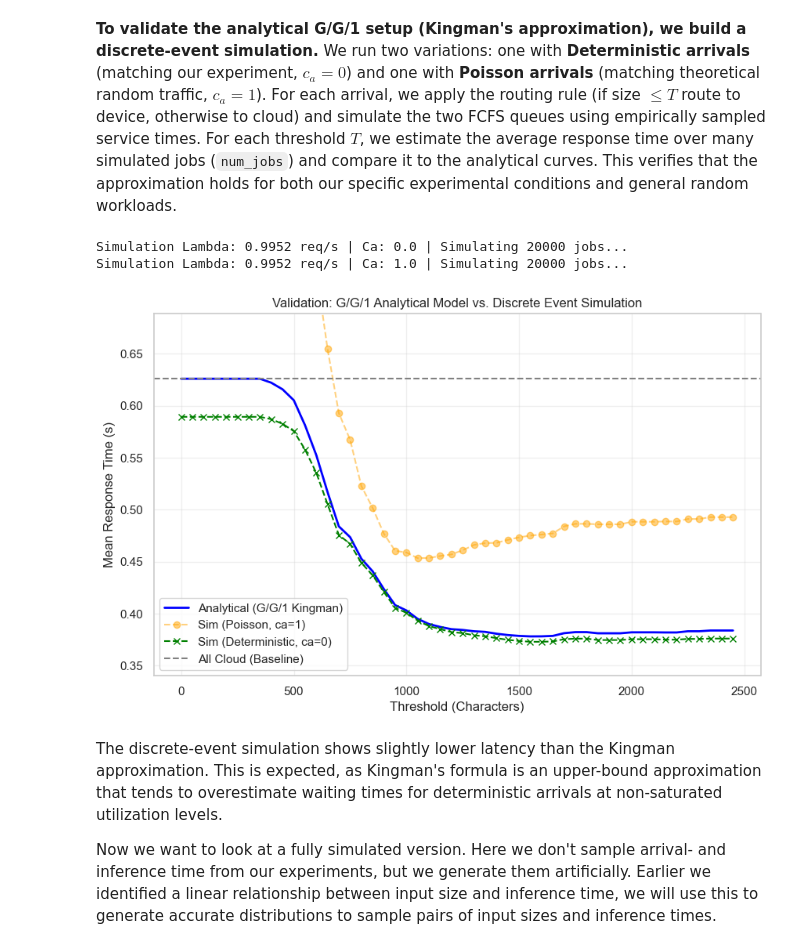
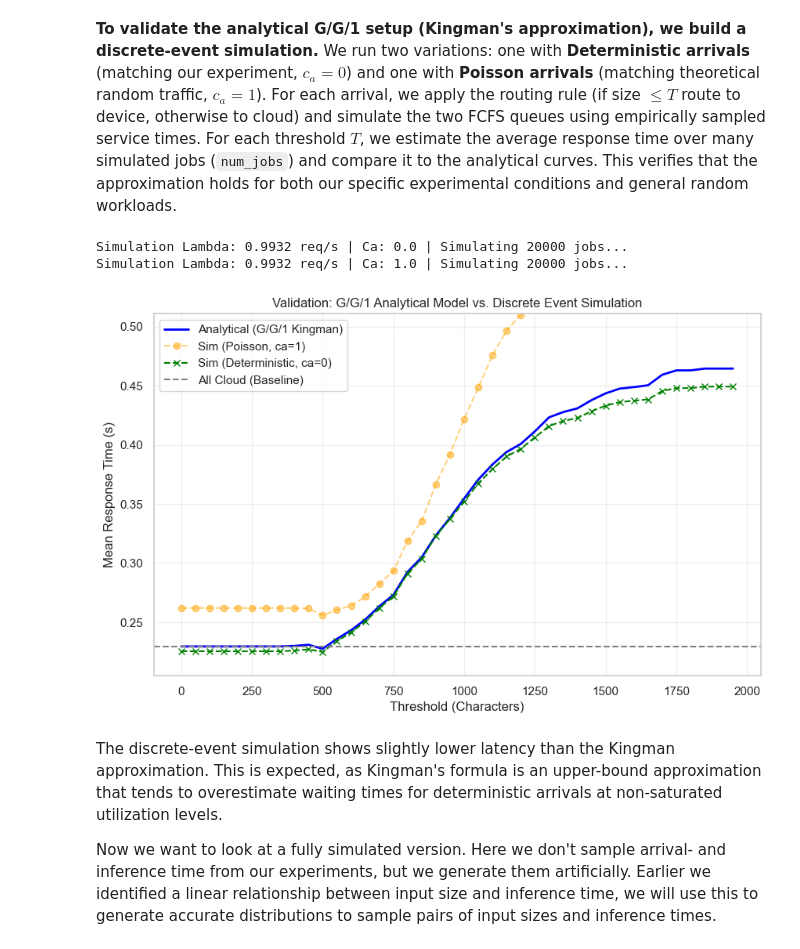
Before and after one commit to fabianHueni/UNIBE_MSGAI_HS25_Project, a Jupyter notebook: analyse/analyse_latency_data.ipynb, the cells around one changed output. Drawn from its saved outputs; the diff is of its cells as text; code cells hidden in the pictures.

```diff
--- a/analyse/analyse_latency_data.ipynb
+++ b/analyse/analyse_latency_data.ipynb
@@ -343,22 +340,27 @@ from utils import *
 df_cloud_ex = raw_dfs['cloud/cloud_raw_experiment_meta-llama-llama-3-2-1b-instruct_always_cloud_once-per-sec_2025-12-04T16-10-54'].copy()
 df_device_ex = raw_dfs['philip/raw_experiment_Llama-3-2-1B-Instruct-ONNX_always_device_once-per-sec_2025-12-04T08-10-53'].copy()
 
-df_cloud_ex = raw_dfs['cloud/cloud_raw_experiment_ibm-granite-granite-4-0-h-micro_always_cloud_once-per-sec_2025-12-05T07-07-33'].copy()
-df_device_ex = raw_dfs['philip/raw_experiment_granite-4-0-micro-ONNX-web_always_device_once-per-sec_2025-12-04T09-03-29'].copy()
+#df_cloud_ex = raw_dfs['cloud/cloud_raw_experiment_ibm-granite-granite-4-0-h-micro_always_cloud_once-per-sec_2025-12-05T07-07-33'].copy()
+#df_device_ex = raw_dfs['philip/raw_experiment_granite-4-0-micro-ONNX-web_always_device_once-per-sec_2025-12-04T09-03-29'].copy()
 
-df_cloud_ex = raw_dfs['cloud/cloud_raw_experiment_openai-gpt-4o-mini_always_cloud_once-per-sec_2025-12-05T07-18-02'].copy()
-df_device_ex = raw_dfs['philip/raw_experiment_gemma-3-270m-it-ONNX_always_device_once-per-sec_2025-12-04T08-01-13'].copy()
+#df_cloud_ex = raw_dfs['cloud/cloud_raw_experiment_openai-gpt-4o-mini_always_cloud_once-per-sec_2025-12-05T07-18-02'].copy()
+#df_device_ex = raw_dfs['philip/raw_experiment_gemma-3-270m-it-ONNX_always_device_once-per-sec_2025-12-04T08-01-13'].copy()
 
 
 
-on_device_speedup_factor = 1
+on_device_speedup_factor = 0.5
 on_device_speedup_shift = 00 #linear shift factor in ms
 
+cloud_speedup_factor = 1
+cloud_speedup_shift = 0
+
 # Apply speedup factor to device inference times
-print(f"Applying speedup factor {on_device_speedup_factor} and shift -{on_device_speedup_shift}ms...")
+print(f"on-device: Applying speedup factor {on_device_speedup_factor} and shift -{on_device_speedup_shift}ms...")
+print(f"cloud: Applying speedup factor {cloud_speedup_factor} and shift -{cloud_speedup_shift}ms...")
 
 # clip(lower=1.0) to prevent negative inference times!
 df_device_ex['inference_time_ms'] = (df_device_ex['inference_time_ms'] * on_device_speedup_factor - on_device_speedup_shift).clip(lower=1.0)
+df_cloud_ex['inference_time_ms'] = (df_cloud_ex['inference_time_ms'] * cloud_speedup_factor - cloud_speedup_shift).clip(lower=1.0)
 
 # WARNING: We cannot simply recalculate total_latency_ms here.
 # The old 'queueing_time_ms' is invalid because a faster device would have had a much smaller queue.
@@ -437,14 +440,16 @@ Using this approximation, we can analytically compute the expected mean response
 from utils import *
 
 # --- Run Analysis ---
-thresholds = range(0, 2500, 50)
+thresholds = range(0, 2000, 50)
 # ca=0.0 models your deterministic experiment (D/G/1)
 gg1_results = analyze_routing_gg1(df_device_ex, df_cloud_ex, thresholds, ca=0.0)
 
 # Plotting
 plt.figure(figsize=(10, 6))
 plt.plot(gg1_results['threshold'], gg1_results['avg_latency'], label='G/G/1 Estimated Latency (Kingman)', linewidth=2)
+# Baseline
 plt.axhline(y=gg1_results.iloc[0]['avg_latency'], color='gray', linestyle='--', label='All Cloud (Baseline)')
+plt.axhline(y=gg1_results.iloc[-1]['avg_latency'], color='red', linestyle=':', label='All Device (Baseline)')
 
 finite_vals = gg1_results[gg1_results['avg_latency'] != float('inf')]['avg_latency']
 upper_lim = finite_vals.max() * 1.1 if not pd.isna(finite_vals.max()) else 2.0
@@ -472,43 +477,43 @@ from utils import *
 
 # --- Run Simulation ---
 # Use fewer thresholds or jobs if it's too slow
-sim_thresholds = range(0, 2500, 50)
+sim_thresholds = range(0, 2000, 50)
 
 # Calculate Lambda once
 lambda_sim = calculate_system_arrival_rate(df_device_ex, df_cloud_ex)
 
 # Run Simulation with Deterministic Arrivals (ca=0.0)
 sim_results_det = simulate_routing_validation(df_device_ex, df_cloud_ex, sim_thresholds, lambda_sim, num_jobs=20000, ca=0.0)
 
 # Run Simulation with Poisson Arrivals (ca=1.0)
 sim_results_poisson = simulate_routing_validation(df_device_ex, df_cloud_ex, sim_thresholds, lambda_sim, num_jobs=20000, ca=1.0)
 
 # --- Plot Comparison ---
 plt.figure(figsize=(10, 6))
 # Note: Using gg1_results from the previous cell (Analytical Model)
 plt.plot(gg1_results['threshold'], gg1_results['avg_latency'], label='Analytical (G/G/1 Kingman)', linewidth=2, color='blue')
 plt.plot(sim_results_poisson['threshold'], sim_results_poisson['sim_latency'], 'o--', label='Sim (Poisson, ca=1)', color='orange', alpha=0.5)
 plt.plot(sim_results_det['threshold'], sim_results_det['sim_latency'], 'x--', label='Sim (Deterministic, ca=0)', color='green')
 
 # Baseline
 plt.axhline(y=gg1_results.iloc[0]['avg_latency'], color='gray', linestyle='--', label='All Cloud (Baseline)')
 
 # Dynamic Limits
 finite_vals = gg1_results[gg1_results['avg_latency'] != float('inf')]['avg_latency']
 upper_lim = finite_vals.max() * 1.1 if not pd.isna(finite_vals.max()) else 2.0
 lower_lim = max(0, finite_vals.min() * 0.9) if not pd.isna(finite_vals.min()) else 0
 plt.ylim(lower_lim, upper_lim)
 
 plt.xlabel('Threshold (Characters)')
 plt.ylabel('Mean Response Time (s)')
 plt.title('Validation: G/G/1 Analytical Model vs. Discrete Event Simulation')
 plt.legend()
 plt.grid(True, alpha=0.3)
 plt.show()
 # %% [output]
-Simulation Lambda: 0.9952 req/s | Ca: 0.0 | Simulating 20000 jobs...
-Simulation Lambda: 0.9952 req/s | Ca: 1.0 | Simulating 20000 jobs...
+Simulation Lambda: 0.9932 req/s | Ca: 0.0 | Simulating 20000 jobs...
+Simulation Lambda: 0.9932 req/s | Ca: 1.0 | Simulating 20000 jobs...
-[figure, old version]
+[figure, new version]
 # %% [markdown]
 The discrete-event simulation shows slightly lower latency than the Kingman approximation. This is expected, as Kingman's formula is an upper-bound approximation that tends to overestimate waiting times for deterministic arrivals at non-saturated utilization levels.
 
```
Also changed, not shown: parts of 21 cells of this notebook, 1 other file.
